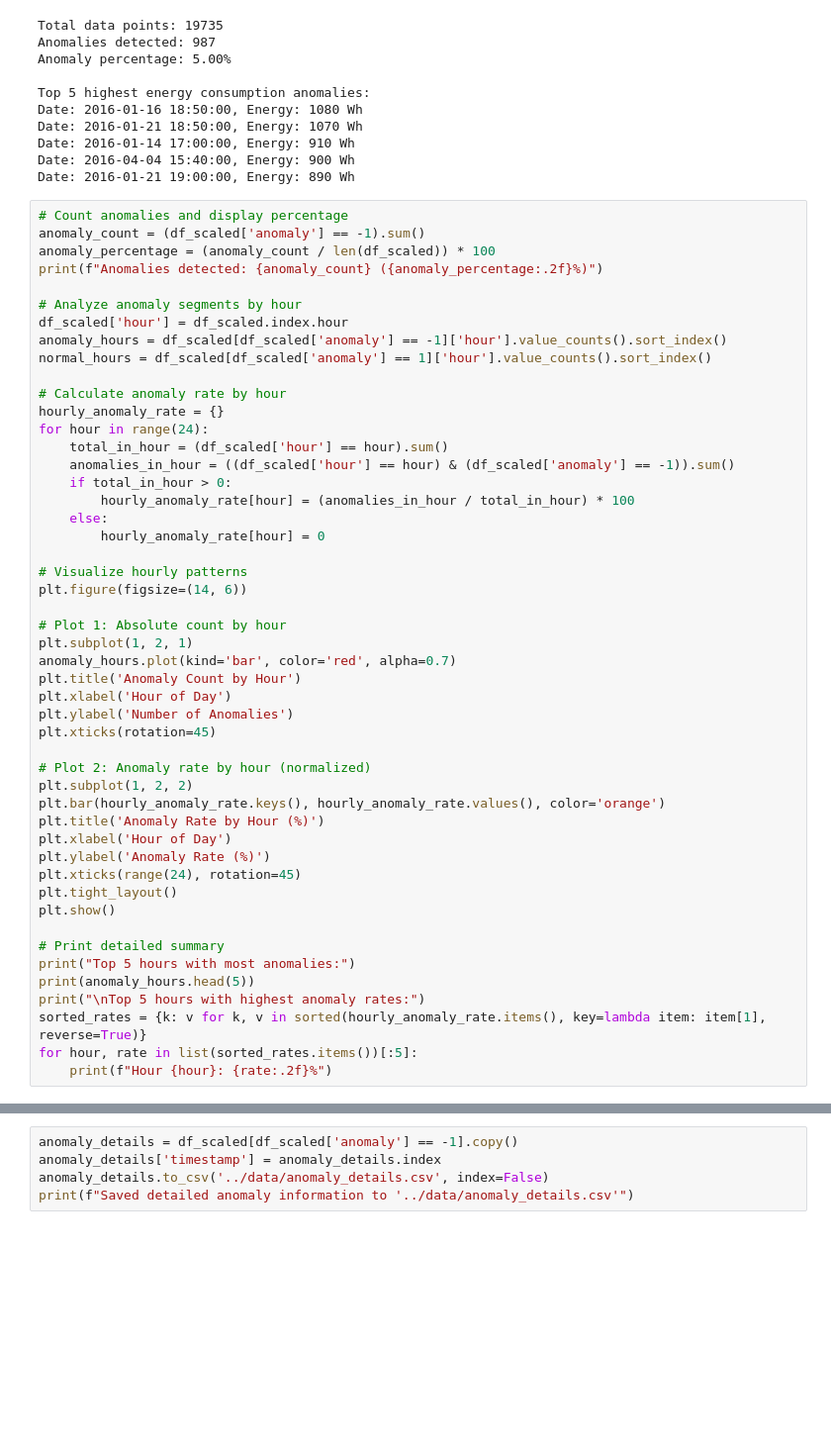
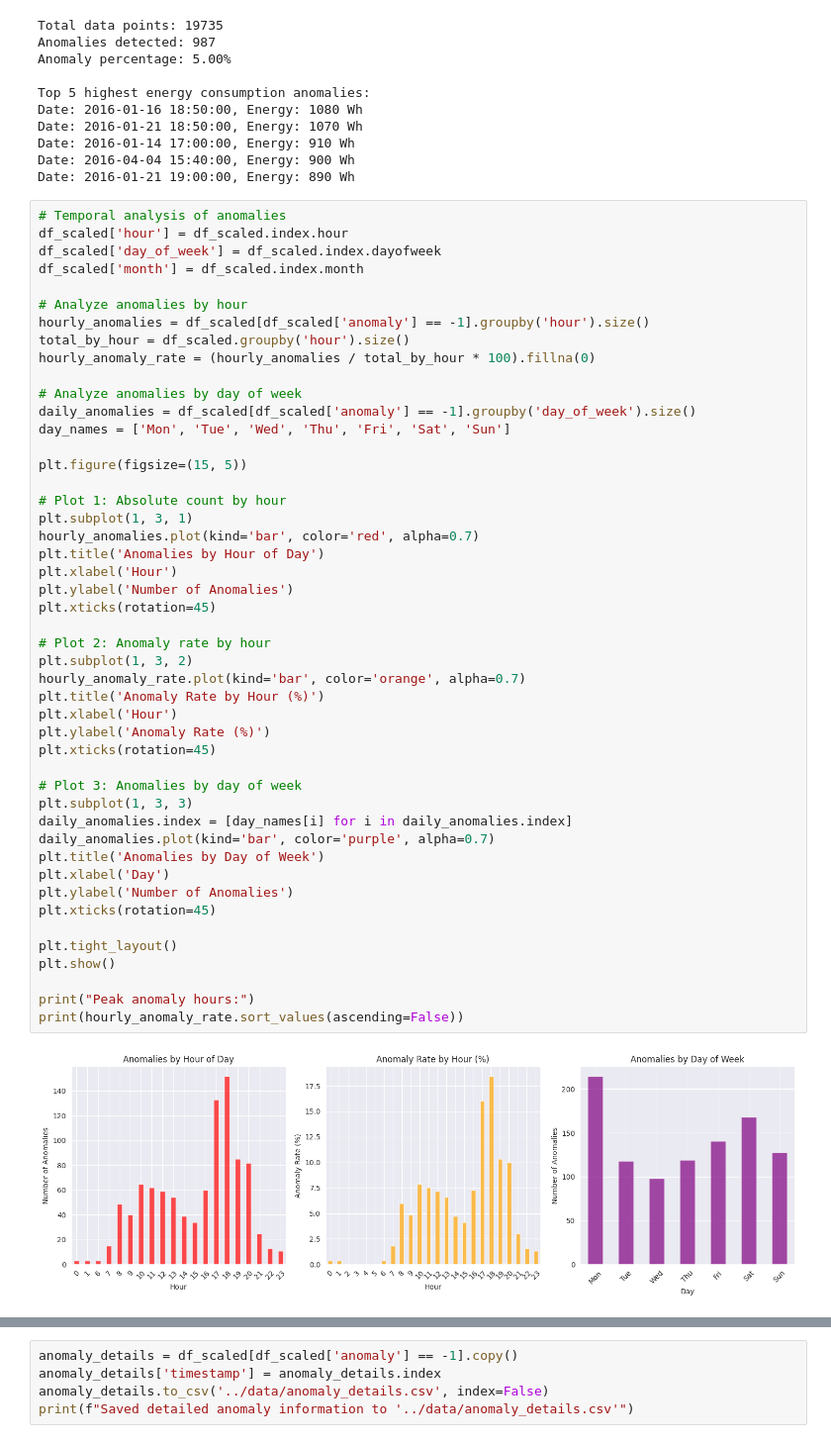
Before and after one commit to YassinEzaouibi/Energy-Consumption-Anomaly-Detection, a Jupyter notebook: notebooks/appliances_anomaly_detection_isolationforest.ipynb, the cells around one changed output, grey strips where cells are left out. Shown at 99% size. Saved outputs shown, nothing was run; the diff lists cells and outputs as text; blank space fills up the shorter version.

```diff
--- a/notebooks/appliances_anomaly_detection_isolationforest.ipynb
+++ b/notebooks/appliances_anomaly_detection_isolationforest.ipynb
@@ -140,52 +152,51 @@ Date: 2016-01-14 17:00:00, Energy: 910 Wh
 Date: 2016-04-04 15:40:00, Energy: 900 Wh
 Date: 2016-01-21 19:00:00, Energy: 890 Wh
 # %%
-# Count anomalies and display percentage
-anomaly_count = (df_scaled['anomaly'] == -1).sum()
-anomaly_percentage = (anomaly_count / len(df_scaled)) * 100
-print(f"Anomalies detected: {anomaly_count} ({anomaly_percentage:.2f}%)")
+# Temporal analysis of anomalies
+df_scaled['hour'] = df_scaled.index.hour
+df_scaled['day_of_week'] = df_scaled.index.dayofweek
+df_scaled['month'] = df_scaled.index.month
 
-# Analyze anomaly segments by hour
-df_scaled['hour'] = df_scaled.index.hour
-anomaly_hours = df_scaled[df_scaled['anomaly'] == -1]['hour'].value_counts().sort_index()
-normal_hours = df_scaled[df_scaled['anomaly'] == 1]['hour'].value_counts().sort_index()
+# Analyze anomalies by hour
+hourly_anomalies = df_scaled[df_scaled['anomaly'] == -1].groupby('hour').size()
+total_by_hour = df_scaled.groupby('hour').size()
+hourly_anomaly_rate = (hourly_anomalies / total_by_hour * 100).fillna(0)
 
-# Calculate anomaly rate by hour
-hourly_anomaly_rate = {}
-for hour in range(24):
-    total_in_hour = (df_scaled['hour'] == hour).sum()
-    anomalies_in_hour = ((df_scaled['hour'] == hour) & (df_scaled['anomaly'] == -1)).sum()
-    if total_in_hour > 0:
-        hourly_anomaly_rate[hour] = (anomalies_in_hour / total_in_hour) * 100
-    else:
-        hourly_anomaly_rate[hour] = 0
+# Analyze anomalies by day of week
+daily_anomalies = df_scaled[df_scaled['anomaly'] == -1].groupby('day_of_week').size()
+day_names = ['Mon', 'Tue', 'Wed', 'Thu', 'Fri', 'Sat', 'Sun']
 
-# Visualize hourly patterns
-plt.figure(figsize=(14, 6))
+plt.figure(figsize=(15, 5))
 
 # Plot 1: Absolute count by hour
-plt.subplot(1, 2, 1)
-anomaly_hours.plot(kind='bar', color='red', alpha=0.7)
-plt.title('Anomaly Count by Hour')
-plt.xlabel('Hour of Day')
+plt.subplot(1, 3, 1)
+hourly_anomalies.plot(kind='bar', color='red', alpha=0.7)
+plt.title('Anomalies by Hour of Day')
+plt.xlabel('Hour')
 plt.ylabel('Number of Anomalies')
 plt.xticks(rotation=45)
 
-# Plot 2: Anomaly rate by hour (normalized)
-plt.subplot(1, 2, 2)
-plt.bar(hourly_anomaly_rate.keys(), hourly_anomaly_rate.values(), color='orange')
+# Plot 2: Anomaly rate by hour
+plt.subplot(1, 3, 2)
+hourly_anomaly_rate.plot(kind='bar', color='orange', alpha=0.7)
 plt.title('Anomaly Rate by Hour (%)')
-plt.xlabel('Hour of Day')
+plt.xlabel('Hour')
 plt.ylabel('Anomaly Rate (%)')
-plt.xticks(range(24), rotation=45)
+plt.xticks(rotation=45)
+
+# Plot 3: Anomalies by day of week
+plt.subplot(1, 3, 3)
+daily_anomalies.index = [day_names[i] for i in daily_anomalies.index]
+daily_anomalies.plot(kind='bar', color='purple', alpha=0.7)
+plt.title('Anomalies by Day of Week')
+plt.xlabel('Day')
+plt.ylabel('Number of Anomalies')
+plt.xticks(rotation=45)
+
 plt.tight_layout()
 plt.show()
 
-# Print detailed summary
-print("Top 5 hours with most anomalies:")
-print(anomaly_hours.head(5))
-print("\nTop 5 hours with highest anomaly rates:")
-sorted_rates = {k: v for k, v in sorted(hourly_anomaly_rate.items(), key=lambda item: item[1], reverse=True)}
-for hour, rate in list(sorted_rates.items())[:5]:
-    print(f"Hour {hour}: {rate:.2f}%")
+print("Peak anomaly hours:")
+print(hourly_anomaly_rate.sort_values(ascending=False))
 # %% [output]
+[figure, new version]
```
Also changed, not shown: parts of 8 cells of this notebook, 3 other files.
